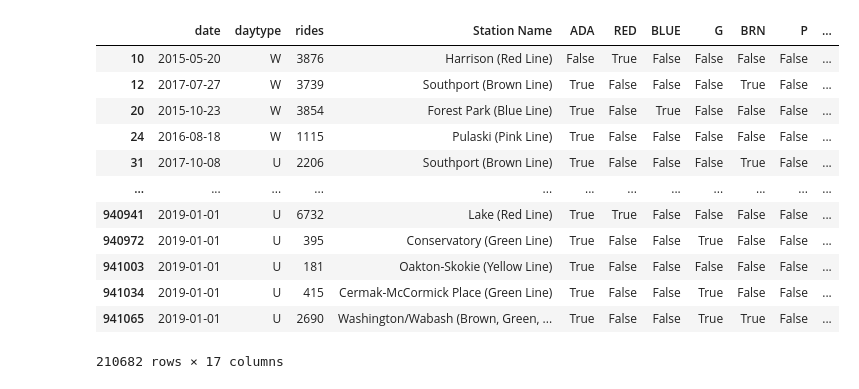
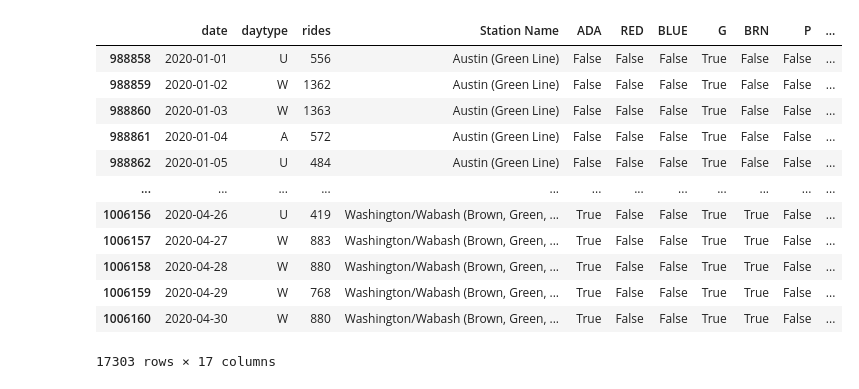
Before and after one commit to cdfencing/Project-I, a Jupyter notebook: neighborhoods.ipynb, the cells around one changed output. Saved outputs shown, nothing was run; the diff lists cells and outputs as text; code cells hidden in the pictures.

```diff
--- a/neighborhoods.ipynb
+++ b/neighborhoods.ipynb
@@ -75,18 +170,17 @@ cl
 # %%
-L_data_3_yr = L_data.loc[(L_data['date']>= "01-01-2015") & (L_data['date']<= "01-01-2019")]
-
-L_data_3_yr
+L_data_2020 = L_data.loc[L_data['date']>= '01-01-2020']
+L_data_2020
 # %% [output]
 |  | date | daytype | rides | Station Name | ADA | RED | BLUE | G | BRN | P | ... |
-| 10 | 2015-05-20 | W | 3876 | Harrison (Red Line) | False | True | False | False | False | False | ... |
-| 12 | 2017-07-27 | W | 3739 | Southport (Brown Line) | True | False | False | False | True | False | ... |
-| 20 | 2015-10-23 | W | 3854 | Forest Park (Blue Line) | True | False | True | False | False | False | ... |
-| 24 | 2016-08-18 | W | 1115 | Pulaski (Pink Line) | True | False | False | False | False | False | ... |
-| 31 | 2017-10-08 | U | 2206 | Southport (Brown Line) | True | False | False | False | True | False | ... |
+| 988858 | 2020-01-01 | U | 556 | Austin (Green Line) | False | False | False | True | False | False | ... |
+| 988859 | 2020-01-02 | W | 1362 | Austin (Green Line) | False | False | False | True | False | False | ... |
+| 988860 | 2020-01-03 | W | 1363 | Austin (Green Line) | False | False | False | True | False | False | ... |
+| 988861 | 2020-01-04 | A | 572 | Austin (Green Line) | False | False | False | True | False | False | ... |
+| 988862 | 2020-01-05 | U | 484 | Austin (Green Line) | False | False | False | True | False | False | ... |
 | ... | ... | ... | ... | ... | ... | ... | ... | ... | ... | ... | ... |
-| 940941 | 2019-01-01 | U | 6732 | Lake (Red Line) | True | True | False | False | False | False | ... |
-| 940972 | 2019-01-01 | U | 395 | Conservatory (Green Line) | True | False | False | True | False | False | ... |
-| 941003 | 2019-01-01 | U | 181 | Oakton-Skokie (Yellow Line) | True | False | False | False | False | False | ... |
-| 941034 | 2019-01-01 | U | 415 | Cermak-McCormick Place (Green Line) | True | False | False | True | False | False | ... |
-| 941065 | 2019-01-01 | U | 2690 | Washington/Wabash (Brown, Green, ... | True | False | False | True | True | False | ... |
+| 1006156 | 2020-04-26 | U | 419 | Washington/Wabash (Brown, Green, ... | True | False | False | True | True | False | ... |
+| 1006157 | 2020-04-27 | W | 883 | Washington/Wabash (Brown, Green, ... | True | False | False | True | True | False | ... |
+| 1006158 | 2020-04-28 | W | 880 | Washington/Wabash (Brown, Green, ... | True | False | False | True | True | False | ... |
+| 1006159 | 2020-04-29 | W | 768 | Washington/Wabash (Brown, Green, ... | True | False | False | True | True | False | ... |
+| 1006160 | 2020-04-30 | W | 880 | Washington/Wabash (Brown, Green, ... | True | False | False | True | True | False | ... |
-210682 rows × 17 columns
+17303 rows × 17 columns
```
Also changed, not shown: parts of 39 cells of this notebook.
